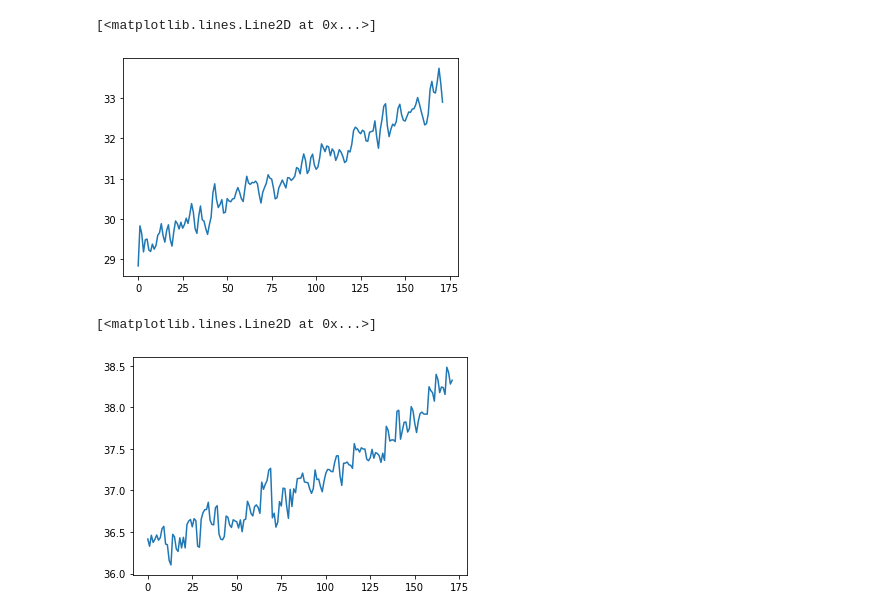
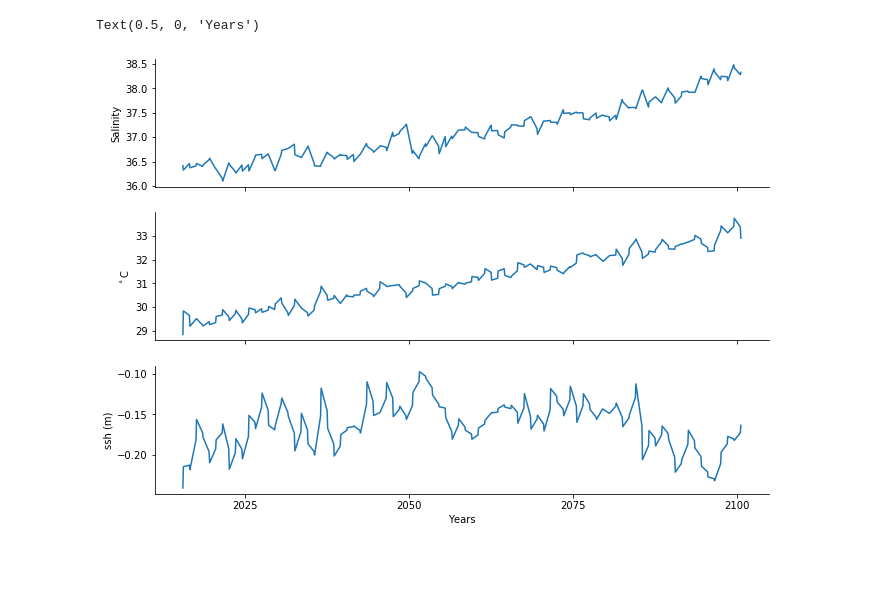
Before and after one commit to mf99274/ohw19-project-CMIP6-larvae-ML, a Jupyter notebook: pdData_v3.ipynb, the cells around one changed output. Saved outputs shown, nothing was run; the diff lists cells and outputs as text; code cells hidden in the pictures; blank space fills up the shorter version.

```diff
--- a/pdData_v3.ipynb
+++ b/pdData_v3.ipynb
@@ -267,10 +310,34 @@ plt.plot(bn_mov_mean(sshCMIP6,2))
-# %%
-plt.plot(bn_mov_mean(sstCMIP6,2))
-# %% [output]
-[<matplotlib.lines.Line2D at 0x...>]
-[figure, removed]
-# %%
-plt.plot(salCMIP6)
-# %% [output]
-[<matplotlib.lines.Line2D at 0x...>]
-[figure, removed]
+# %%
+fig, (ax0, ax1, ax2) = plt.subplots(
+    figsize=(11, 8),
+    nrows=3,
+    sharex=True,
+)
+
+ax0.plot(ds_surf['time'],salCMIP6);
+
+ax1.plot(ds_surf['time'],bn_mov_mean(sstCMIP6,2));
+
+ax2.plot(ds_surf['time'],bn_mov_mean(sshCMIP6,2));
+
+ax0.spines['top'].set_visible(False)
+ax0.spines['bottom'].set_visible(True)
+ax0.spines['right'].set_visible(False)
+ax0.spines['left'].set_visible(True)
+ax0.set_ylabel('Salinity')
+
+ax1.spines['top'].set_visible(False)
+ax1.spines['bottom'].set_visible(True)
+ax1.spines['right'].set_visible(False)
+ax1.spines['left'].set_visible(True)
+ax1.set_ylabel('$^\circ$C')
+
+ax2.spines['top'].set_visible(False)
+ax2.spines['bottom'].set_visible(True)
+ax2.spines['right'].set_visible(False)
+ax2.spines['left'].set_visible(True)
+ax2.set_ylabel('ssh (m)')
+ax2.set_xlabel('Years')
+# %% [output]
+Text(0.5, 0, 'Years')
+[figure, added]
```
Also changed, not shown: parts of 30 cells of this notebook.
